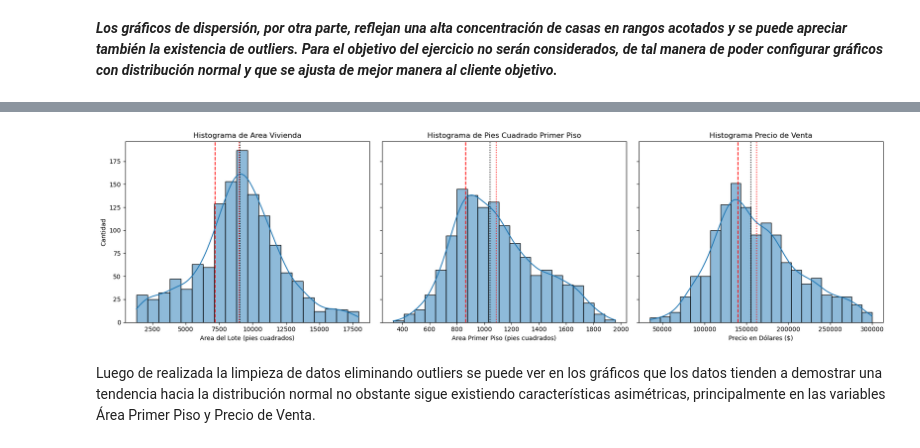
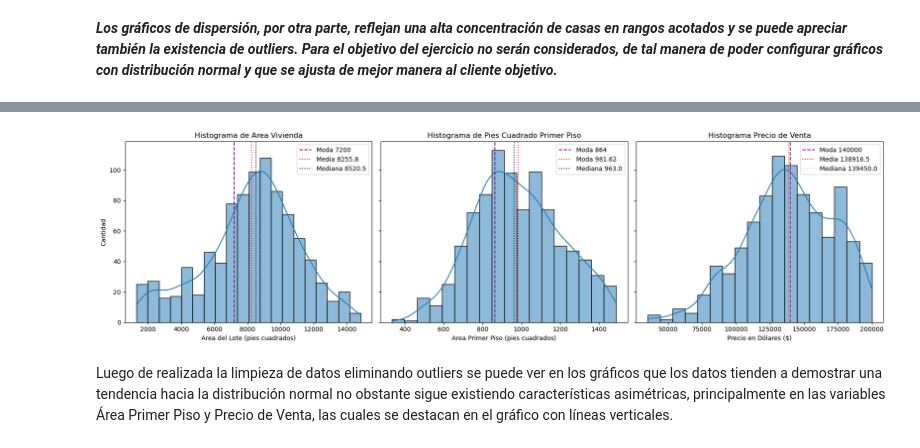
Before and after one commit to fidebravo/Modulo4, a Jupyter notebook: ABpro4_Ide.ipynb, the cells around one changed output, grey strips where cells are left out. Saved outputs shown, nothing was run; the diff lists cells and outputs as text; code cells hidden in the pictures.

```diff
--- a/ABpro4_Ide.ipynb
+++ b/ABpro4_Ide.ipynb
@@ -130,6 +130,6 @@ plt.show()
 # %% [markdown]
 ***Los gráficos de dispersión, por otra parte, reflejan una alta concentración de casas en rangos acotados y se puede apreciar también la existencia de outliers.  Para el objetivo del ejercicio no serán considerados, de tal manera de poder configurar gráficos con distribución normal y que se ajusta de mejor manera al cliente objetivo.***
 # %%
-df_elegido_elegido = df_elegido[(df_elegido['SalePrice'] < 300000) & (df_elegido['LotArea'] < 18000) & (df_elegido['1stFlrSF'] < 2000)]
-df_elegido_elegido
+df_elegido_elegido = df_elegido[(df_elegido['SalePrice'] < 200000) & (df_elegido['LotArea'] < 15000) & (df_elegido['1stFlrSF'] < 1500)]
+df_elegido_elegido.describe()
 # %% [output]
@@ -161,45 +145,47 @@ df_elegido_elegido.describe()
 # %%
-moda_area_lote = df_elegido_elegido['LotArea'].mode()[0]            # 7200
-moda_area_1_piso = df_elegido_elegido['1stFlrSF'].mode()[0]         # 864
-moda_precio_venta = df_elegido_elegido['SalePrice'].mode()[0]       # 140000
+moda_area_lote = df_elegido_elegido['LotArea'].mode()[0]
+moda_area_1_piso = df_elegido_elegido['1stFlrSF'].mode()[0]
+moda_precio_venta = df_elegido_elegido['SalePrice'].mode()[0]
 
-media_area_lote = df_elegido_elegido['LotArea'].mean()              # 9000.8421
-media_area_1_piso = df_elegido_elegido['1stFlrSF'].mean()           # 1089.7140
-media_precio_venta = df_elegido_elegido['SalePrice'].mean()         # 162143.8468
+media_area_lote = round(df_elegido_elegido['LotArea'].mean(),2)
+media_area_1_piso = round(df_elegido_elegido['1stFlrSF'].mean(), 2)
+media_precio_venta = round(df_elegido_elegido['SalePrice'].mean(), 2)
 
-mediana_area_lote = df_elegido_elegido['LotArea'].median()          # 9063.0
-mediana_area_1_piso = df_elegido_elegido['1stFlrSF'].median()       # 1043.0
-mediana_precio_venta = df_elegido_elegido['SalePrice'].median()     # 154950.0
+mediana_area_lote = df_elegido_elegido['LotArea'].median()
+mediana_area_1_piso = df_elegido_elegido['1stFlrSF'].median()
+mediana_precio_venta = df_elegido_elegido['SalePrice'].median()
 # %%
 fig, axes = plt.subplots(1, 3, figsize=(18, 5), sharey=True)
 
 
 sns.histplot(ax=axes[0], data=df_elegido_elegido, x='LotArea', kde=True)
 axes[0].set_title('Histograma de Area Vivienda')
 axes[0].set_ylabel('Cantidad')
 axes[0].set_xlabel('Area del Lote (pies cuadrados)')
-axes[0].axvline(moda_area_lote,  color="red", linestyle="--")
-axes[0].axvline(media_area_lote,  color="red", linestyle=":")
-axes[0].axvline(mediana_area_lote,  color="black", linestyle=":")
+axes[0].axvline(moda_area_lote,  color="purple", linestyle="--", label=f'Moda {moda_area_lote}')
+axes[0].axvline(media_area_lote,  color="red", linestyle=":", label=f'Media {media_area_lote}')
+axes[0].axvline(mediana_area_lote,  color="black", linestyle=":", label=f'Mediana {mediana_area_lote}')
+axes[0].legend()
 # Histograma para Feature2
 sns.histplot(ax=axes[1], data=df_elegido_elegido, x='1stFlrSF', kde=True)
 axes[1].set_title('Histograma de Pies Cuadrado Primer Piso')
 axes[1].set_xlabel('Area Primer Piso (pies cuadrados)')
-axes[1].axvline(moda_area_1_piso,  color="red", linestyle="--")
-axes[1].axvline(media_area_1_piso,  color="red", linestyle=":")
-axes[1].axvline(mediana_area_1_piso,  color="black", linestyle=":")
+axes[1].axvline(moda_area_1_piso,  color="purple", linestyle="--", label=f'Moda {moda_area_1_piso}')
+axes[1].axvline(media_area_1_piso,  color="red", linestyle=":", label=f'Moda {media_area_1_piso}')
+axes[1].axvline(mediana_area_1_piso,  color="black", linestyle=":", label=f'Mediana {mediana_area_1_piso}')
+axes[1].legend()
 
 sns.histplot(ax=axes[2], data=df_elegido_elegido, x='SalePrice', kde=True)
 axes[2].set_title('Histograma Precio de Venta')
 axes[2].set_xlabel('Precio en Dólares ($)')
-axes[2].axvline(moda_precio_venta,  color="red", linestyle="--")
-axes[2].axvline(media_precio_venta,  color="red", linestyle=":")
-axes[2].axvline(mediana_precio_venta,  color="black", linestyle=":")
-
+axes[2].axvline(moda_precio_venta,  color="purple", linestyle="--", label=f'Moda {moda_precio_venta}')
+axes[2].axvline(media_precio_venta,  color="red", linestyle=":", label=f'Media {media_precio_venta}')
+axes[2].axvline(mediana_precio_venta,  color="pink", linestyle=":", label=f'Mediana {mediana_precio_venta}')
+axes[2].legend()
 
 plt.tight_layout()
 plt.show()
 # %% [output]
-[figure, old version]
+[figure, new version]
 # %% [markdown]
-Luego de realizada la limpieza de datos eliminando outliers se puede ver en los gráficos que los datos tienden a demostrar una tendencia hacia la distribución normal no obstante sigue existiendo características asimétricas, principalmente en las variables Área Primer Piso y Precio de Venta.
+Luego de realizada la limpieza de datos eliminando outliers se puede ver en los gráficos que los datos tienden a demostrar una tendencia hacia la distribución normal no obstante sigue existiendo características asimétricas, principalmente en las variables Área Primer Piso y Precio de Venta, las cuales se destacan en el gráfico con líneas verticales.
```
Also changed, not shown: parts of 7 cells of this notebook.
